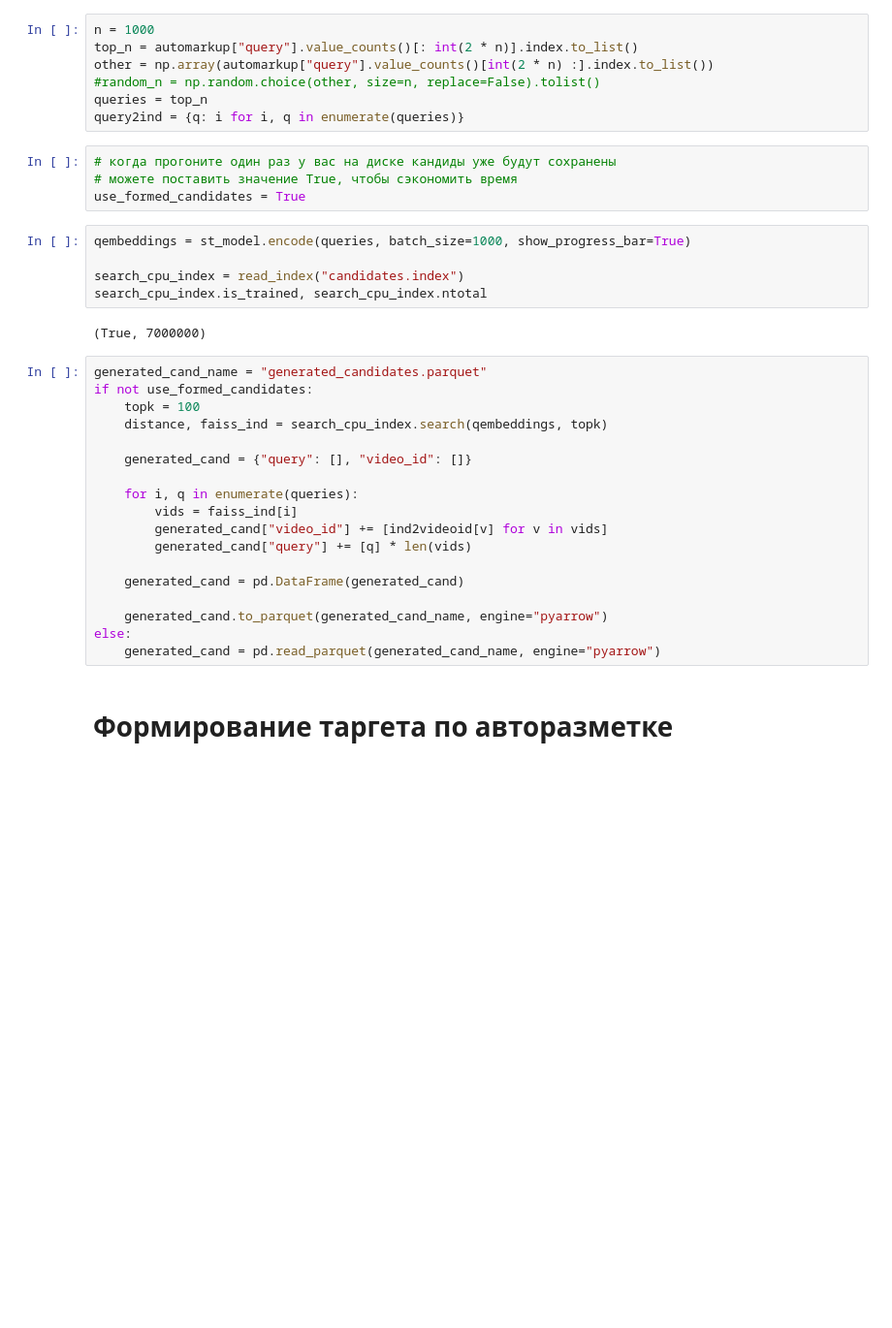
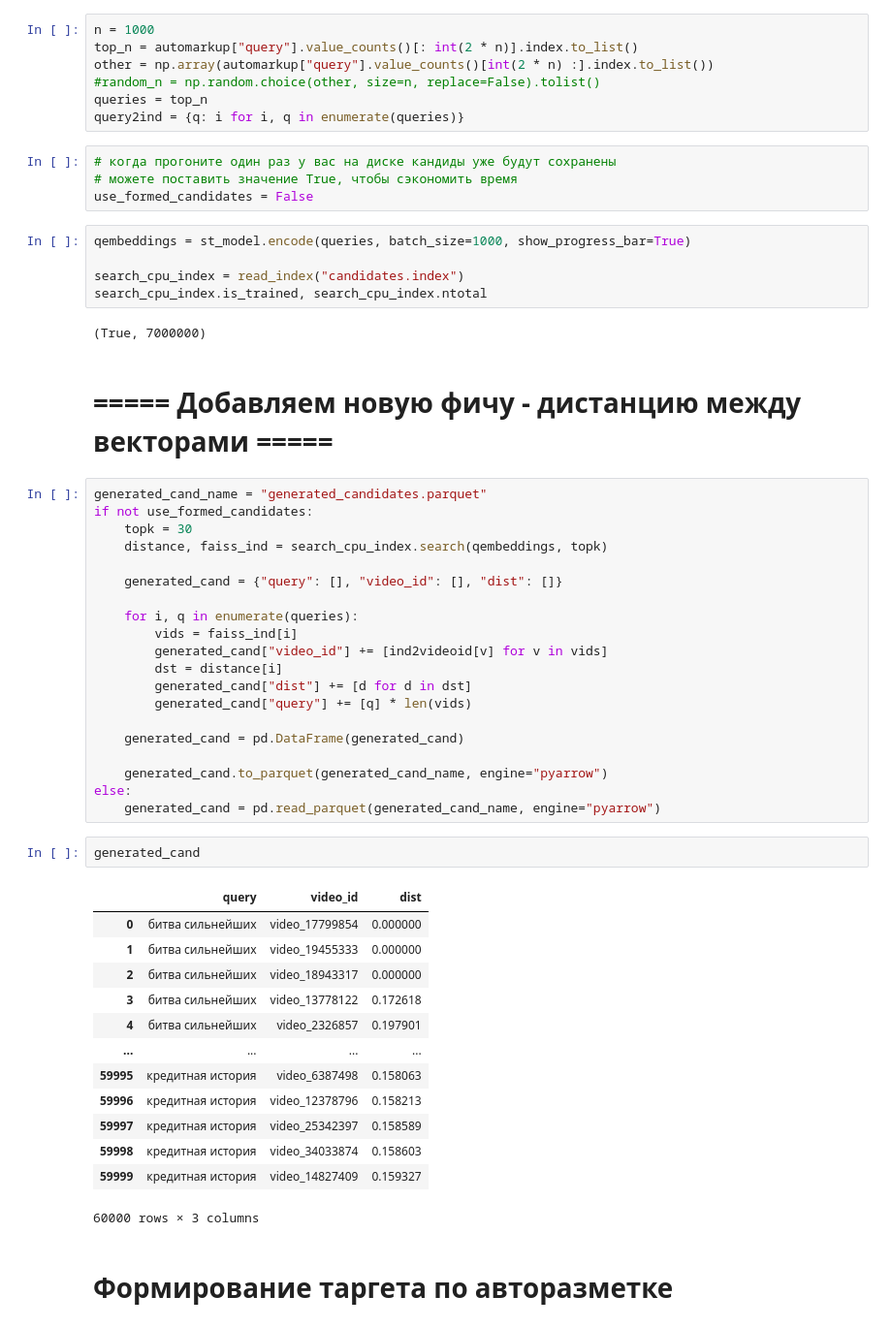
Before and after one commit to Domnenko-Aleksey/RT_Ranker, a Jupyter notebook: Ranker.ipynb, the cells around one changed output. Shown at 97% size. Saved outputs shown, nothing was run; the diff lists cells and outputs as text; blank space fills up the shorter version.

```diff
--- a/Ranker.ipynb
+++ b/Ranker.ipynb
@@ -195,7 +209,7 @@ query2ind = {q: i for i, q in enumerate(queries)}
 # %%
 # когда прогоните один раз у вас на диске кандиды уже будут сохранены
 # можете поставить значение True, чтобы сэкономить время
-use_formed_candidates = True
+use_formed_candidates = False
 # %%
 qembeddings = st_model.encode(queries, batch_size=1000, show_progress_bar=True)
 
@@ -203,17 +217,21 @@ search_cpu_index = read_index("candidates.index")
 search_cpu_index.is_trained, search_cpu_index.ntotal
 # %% [output]
 (True, 7000000)
+# %% [markdown]
+# ===== Добавляем новую фичу - дистанцию между векторами =====
 # %%
 generated_cand_name = "generated_candidates.parquet"
 if not use_formed_candidates:
-    topk = 100
+    topk = 30
     distance, faiss_ind = search_cpu_index.search(qembeddings, topk)
 
-    generated_cand = {"query": [], "video_id": []}
+    generated_cand = {"query": [], "video_id": [], "dist": []}
 
     for i, q in enumerate(queries):
         vids = faiss_ind[i]
         generated_cand["video_id"] += [ind2videoid[v] for v in vids]
+        dst = distance[i]
+        generated_cand["dist"] += [d for d in dst]
         generated_cand["query"] += [q] * len(vids)
 
     generated_cand = pd.DataFrame(generated_cand)
@@ -221,6 +239,22 @@ if not use_formed_candidates:
     generated_cand.to_parquet(generated_cand_name, engine="pyarrow")
 else:
     generated_cand = pd.read_parquet(generated_cand_name, engine="pyarrow")
+# %%
+generated_cand
+# %% [output]
+|  | query | video_id | dist |
+| 0 | битва сильнейших | video_17799854 | 0.000000 |
+| 1 | битва сильнейших | video_19455333 | 0.000000 |
+| 2 | битва сильнейших | video_18943317 | 0.000000 |
+| 3 | битва сильнейших | video_13778122 | 0.172618 |
+| 4 | битва сильнейших | video_2326857 | 0.197901 |
+| ... | ... | ... | ... |
+| 59995 | кредитная история | video_6387498 | 0.158063 |
+| 59996 | кредитная история | video_12378796 | 0.158213 |
+| 59997 | кредитная история | video_25342397 | 0.158589 |
+| 59998 | кредитная история | video_34033874 | 0.158603 |
+| 59999 | кредитная история | video_14827409 | 0.159327 |
+60000 rows × 3 columns
 # %% [markdown]
 # Формирование таргета по авторазметке
 # %%
```
Also changed, not shown: parts of 20 cells of this notebook, 1 other file.
